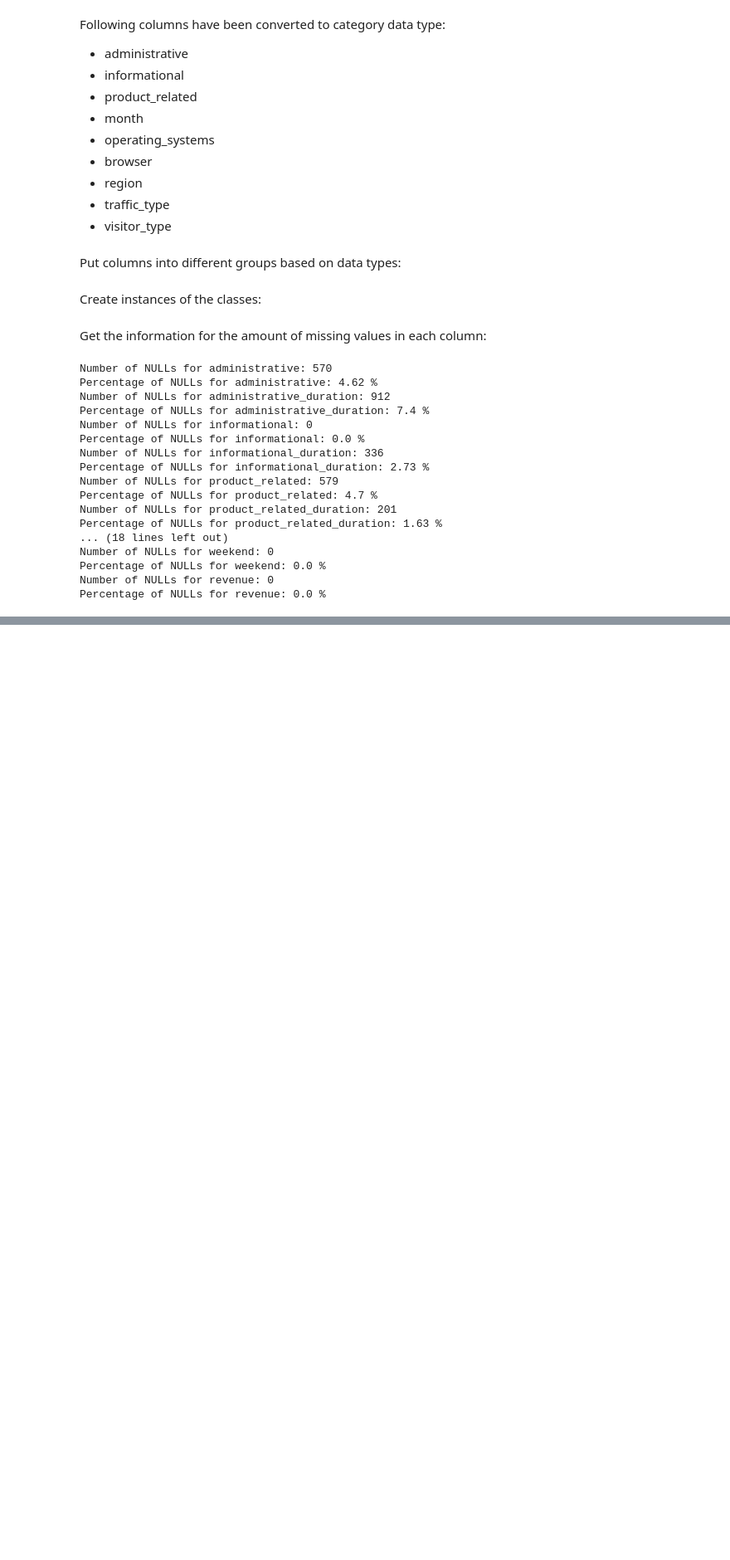
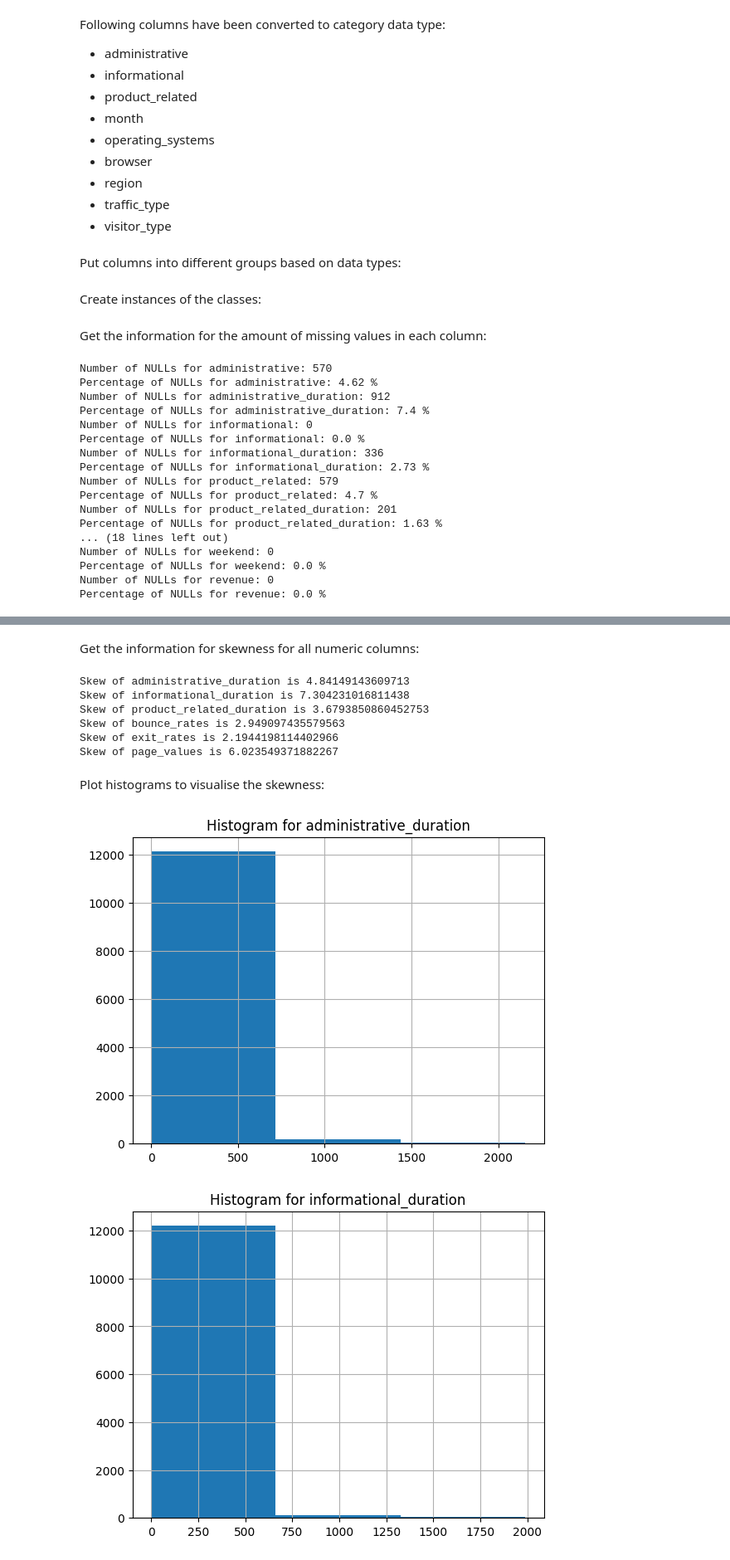
Before and after one commit to MadokaKumamaru/exploratory-data-analysis---online-shopping-in-retail309, a Jupyter notebook: retail_EDA_report.ipynb, the cells around one changed output, grey strips where cells are left out. Shown: that part at 83% size. Saved outputs shown, nothing was run; the diff lists cells and outputs as text; code cells hidden in the pictures; blank space fills up the shorter version.

```diff
--- a/retail_EDA_report.ipynb
+++ b/retail_EDA_report.ipynb
@@ -131,5 +130,5 @@ Check the skewness for these two numeric columns with missing values:
 # %%
-numeric_columns_missing_values = ['administrative_duration', 'product_related_duration']
+numeric_columns_missing_values = ['administrative_duration', 'informational_duration', 'product_related_duration']
 for column in numeric_columns_missing_values:
     customer_activity_info.get_skewness(column)
 # %% [output]
@@ -136,0 +140,14 @@ AttributeError: 'DataFrameInfo' object has no attribute 'customer_activity'
+# %%
+# Compute median imputation for the numeric columns with missing values
+for column in numeric_columns_missing_values:
+    customer_activity_transform.median_impute(column)
+
+# Compute mode imputation for the categorical columns with missing values
+categorical_columns_missing_values = ['administrative', 'product_related', 'operating_systems']
+for column in categorical_columns_missing_values:
+    customer_activity_transform.mode_impute(column)
+
+# Check if the imputation has been successful
+columns_missing_values = numeric_columns_missing_values + categorical_columns_missing_values
+for column in columns_missing_values:
+    customer_activity_info.get_NULL_counts(column)
@@ -136,0 +167,20 @@ AttributeError: 'DataFrameInfo' object has no attribute 'customer_activity'
+# %% [markdown]
+Get the information for skewness for all numeric columns:
+# %%
+for column in numeric_columns:
+    customer_activity_info.get_skewness(column)
+# %% [output]
+Skew of administrative_duration is 4.84149143609713
+Skew of informational_duration is 7.304231016811438
+Skew of product_related_duration is 3.6793850860452753
+Skew of bounce_rates is 2.949097435579563
+Skew of exit_rates is 2.1944198114402966
+Skew of page_values is 6.023549371882267
+# %% [markdown]
+Plot histograms to visualise the skewness:
+# %%
+for column in numeric_columns:
+    customer_activity_plot.plot_histograms(column)
+# %% [output]
+[figure, added]
+[figure, added]
```
Also changed, not shown: parts of 6 cells of this notebook.
